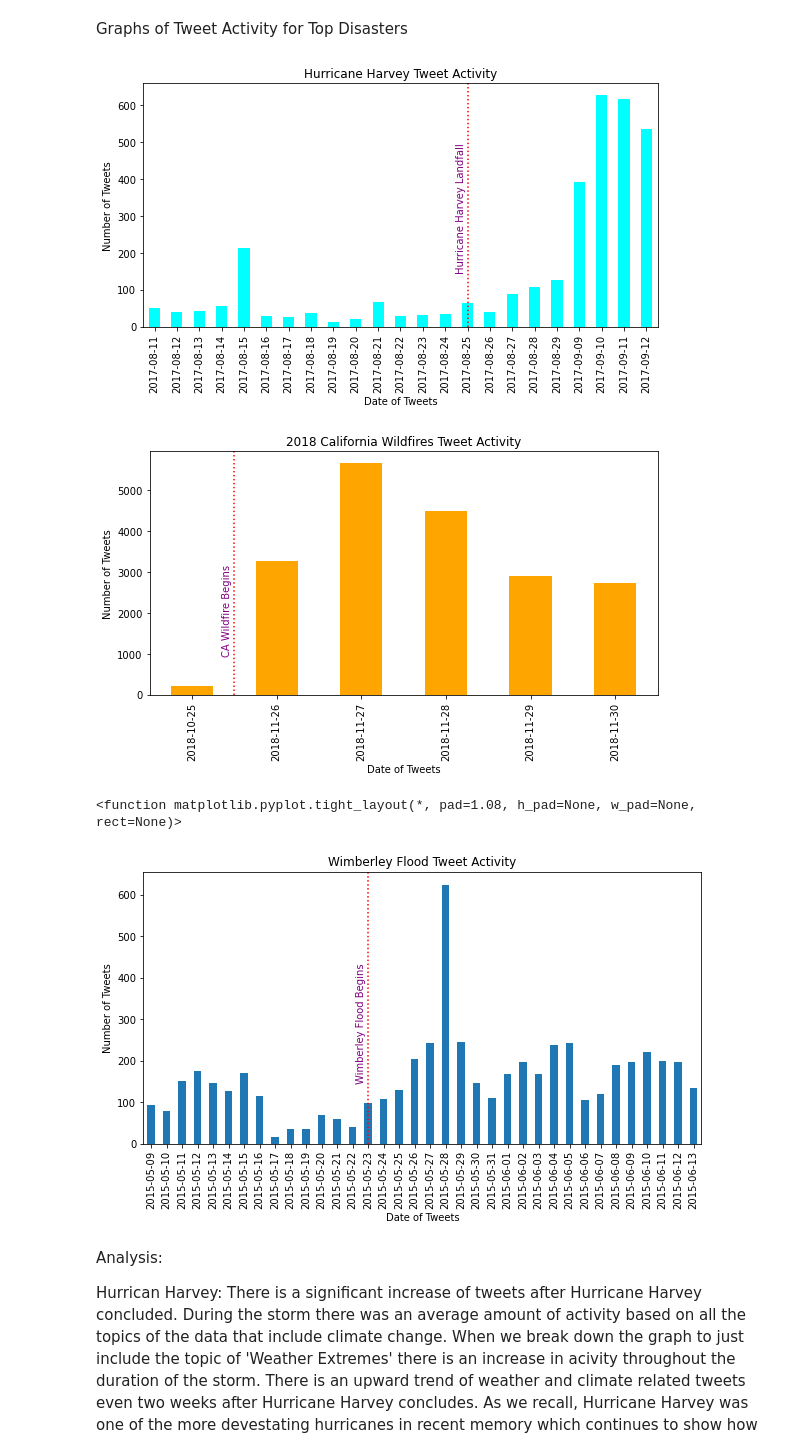
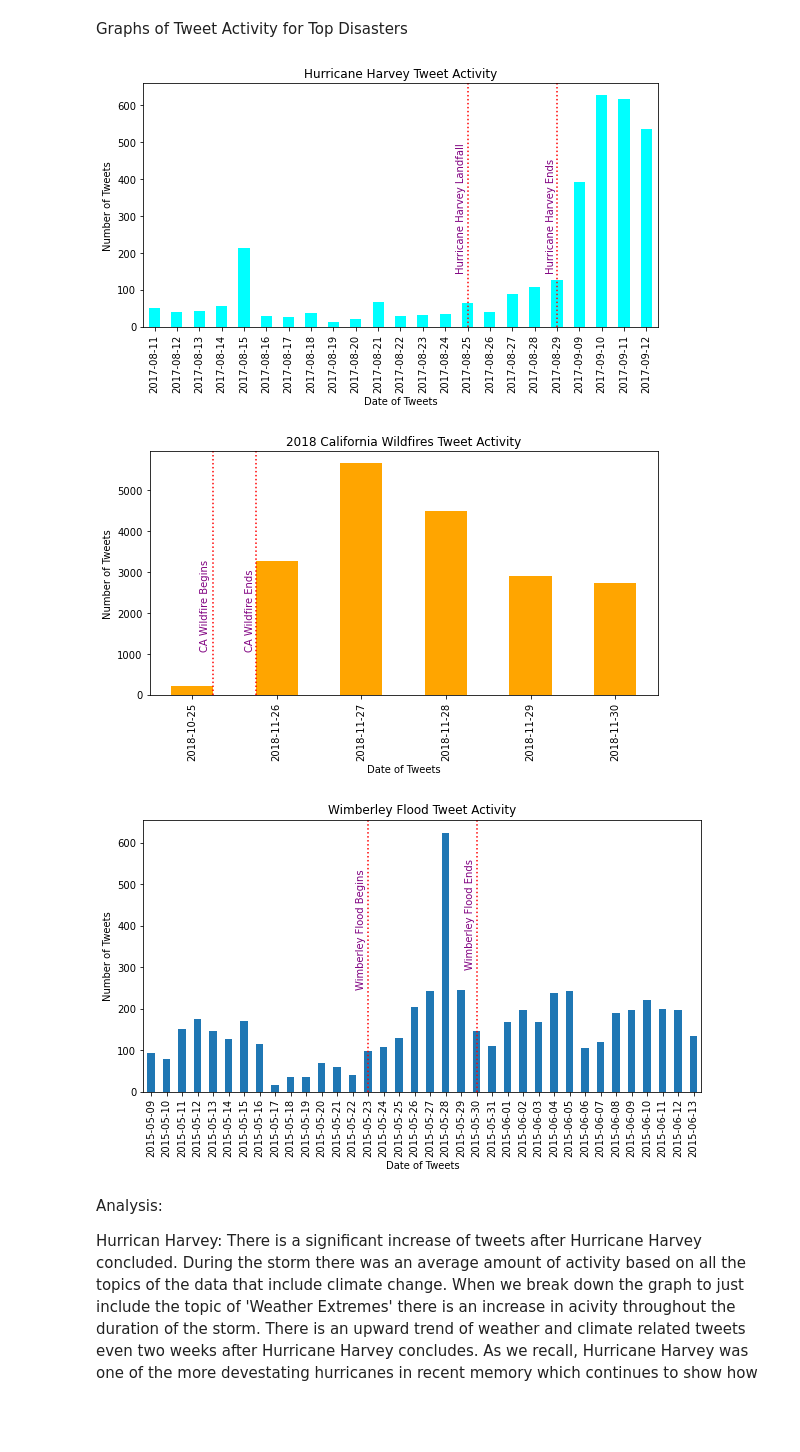
Before and after one commit to andcetera/Twitter-climate-change-sentiment, a Jupyter notebook: Individual_Contributors/us_disasters.ipynb, the cells around one changed output. Cells and saved outputs as stored; diff of their text form; code cells hidden in the pictures; blank space fills up the shorter version.

Commit message:
final graphs

```diff
--- a/Individual_Contributors/us_disasters.ipynb
+++ b/Individual_Contributors/us_disasters.ipynb
@@ -252,28 +252,33 @@ plt.ylabel("Number of Tweets")
 plt.title("Hurricane Harvey Tweet Activity")
 
 plt.axvline(14, color='red', linestyle=":")
+plt.axvline(18, color='red', linestyle=":")
 plt.text(13.5, 150, 'Hurricane Harvey Landfall', color='purple', rotation=90)
+plt.text(17.5, 150, 'Hurricane Harvey Ends', color='purple', rotation=90)
 
 plt.tight_layout()
-#plt.savefig('../Images/Hurricane.png')
+plt.savefig('../Images/Q3Hurricane.png')
 # %% [output]
-[figure, old version]
+[figure, new version]
 # %%
 # CA wildfire 2 weeks before/after
 new_wf_df = wildfire_tweets.groupby("date").count() ### switch from wildfire_tweets to wildfire_we (weather extremes)
 wildfire_period = new_wf_df.loc[:,"sentiment"]
 
 wildfire_period.plot(kind="bar", figsize=(8,5), color='orange')
 plt.xlabel("Date of Tweets")
 plt.ylabel("Number of Tweets")
 plt.title("2018 California Wildfires Tweet Activity")
 
-plt.axvline(.5, color='red', linestyle=":")
-plt.text(.35, 1000, 'CA Wildfire Begins', color='purple', rotation=90)
+plt.axvline(.25, color='red', linestyle=":")
+plt.axvline(.75, color='red', linestyle=":")
+plt.text(.10, 1100, 'CA Wildfire Begins', color='purple', rotation=90)
+plt.text(.63, 1100, 'CA Wildfire Ends', color='purple', rotation=90)
 
 plt.tight_layout()
+plt.savefig('../Images/Q3Wildfire.png')
 # %% [output]
-[figure, old version]
+[figure, new version]
 # %%
 # Wimberley Flood 2 weeks before/after
 new_flood_df = flood_tweets.groupby("date").count() ### switch from flood_tweets to flood_we (weather extremes)
@@ -285,12 +290,14 @@ plt.ylabel("Number of Tweets")
 plt.title("Wimberley Flood Tweet Activity")
 
 plt.axvline(14, color='red', linestyle=":")
-plt.text(13.25, 150, 'Wimberley Flood Begins', color='purple', rotation=90)
+plt.axvline(21, color='red', linestyle=":")
+plt.text(13.25, 250, 'Wimberley Flood Begins', color='purple', rotation=90)
+plt.text(20.25, 300, 'Wimberley Flood Ends', color='purple', rotation=90)
 
 plt.tight_layout
+plt.savefig('../Images/Q3Flood.png')
 # %% [output]
-<function matplotlib.pyplot.tight_layout(*, pad=1.08, h_pad=None, w_pad=None, rect=None)>
-[figure, old version]
+[figure, new version]
 # %% [markdown]
 Analysis:
 
```
Also changed, not shown: 3 other files.
